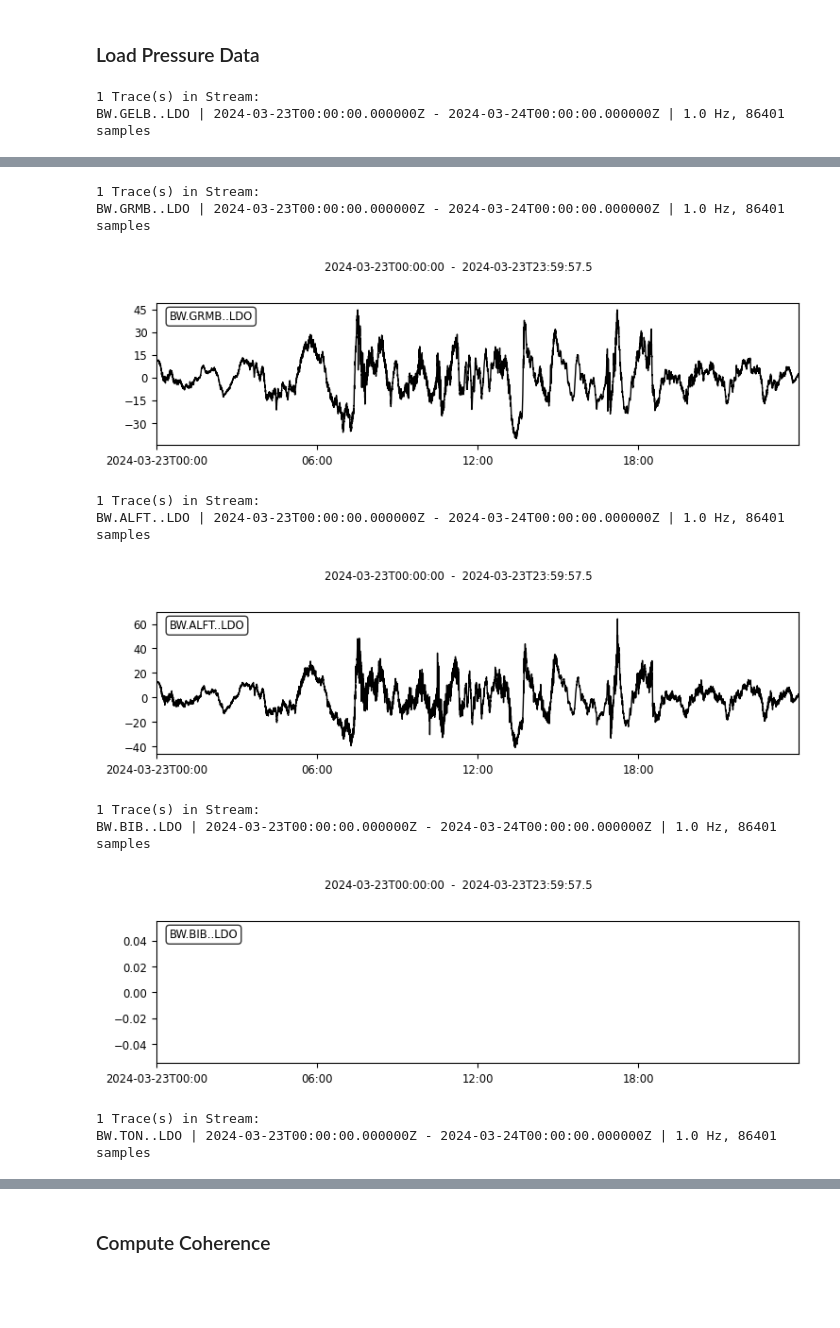
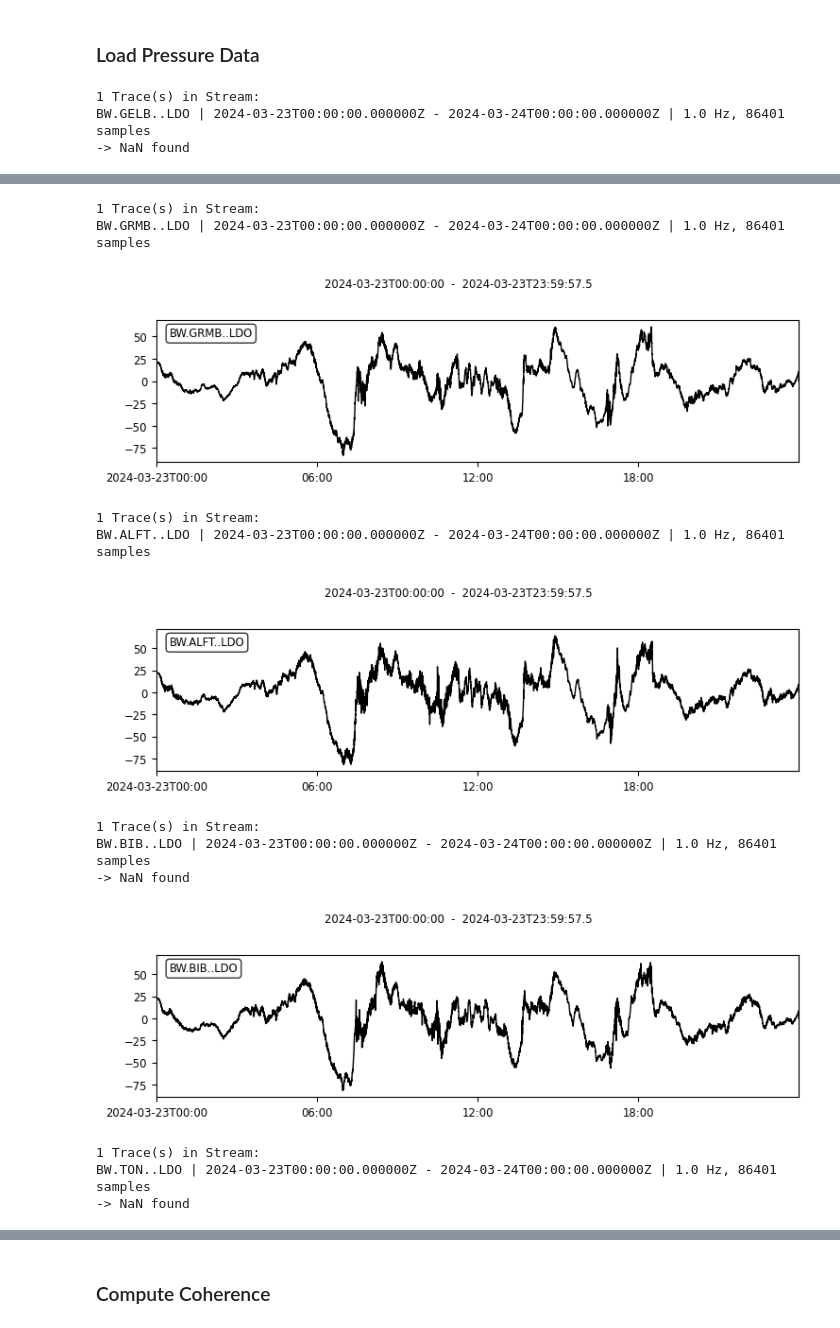
Before and after one commit to andbrocode/notebooks2, a Jupyter notebook: RomyArray/BaroArray_coherence.ipynb, the cells around one changed output, grey strips where cells are left out. Cells and saved outputs as stored; diff of their text form; code cells hidden in the pictures; blank space fills up the shorter version.

```diff
--- a/RomyArray/BaroArray_coherence.ipynb
+++ b/RomyArray/BaroArray_coherence.ipynb
@@ -63,14 +60,10 @@ config['seeds'] = [
                    'BW.ROMY..LDI',
 ]
 
-config['fmin'] = 0.1e-3
+config['fmin'] = 0.5e-4
 config['fmax'] = 0.1
 
 config['path_to_figs'] = data_path+"/LNM2/figures/"
-
-config['ref_station'] = 'BW.ROMY..HH*'
-
-config['client'] = RoutingClient("eida-routing")
 # %% [markdown]
 ### Load FURT Data
 # %%
@@ -93,6 +84,11 @@ for _i, seed in enumerate(config['seeds']):
 
     ps = __read_sds(archive_path+"temp_archive/", seed, config['tbeg'], config['tend'])
     print(ps)
+
+    for tr in ps:
+        if np.isnan(tr.data).any():
+            print("-> NaN found")
+            tr.data = __interpolate_nan(tr.data)
 
     try:
         # convert from Pa to hPa
@@ -124,3 +120,4 @@ for _i, seed in enumerate(config['seeds']):
 # %% [output]
 1 Trace(s) in Stream:
 BW.GELB..LDO | 2024-03-23T00:00:00.000000Z - 2024-03-24T00:00:00.000000Z | 1.0 Hz, 86401 samples
+-> NaN found
@@ -128,11 +125,13 @@ BW.GELB..LDO | 2024-03-23T00:00:00.000000Z - 2024-03-24T00:00:00.000000Z | 1.0 H
 1 Trace(s) in Stream:
 BW.GRMB..LDO | 2024-03-23T00:00:00.000000Z - 2024-03-24T00:00:00.000000Z | 1.0 Hz, 86401 samples
-[figure, old version]
+[figure, new version]
 1 Trace(s) in Stream:
 BW.ALFT..LDO | 2024-03-23T00:00:00.000000Z - 2024-03-24T00:00:00.000000Z | 1.0 Hz, 86401 samples
-[figure, old version]
+[figure, new version]
 1 Trace(s) in Stream:
 BW.BIB..LDO | 2024-03-23T00:00:00.000000Z - 2024-03-24T00:00:00.000000Z | 1.0 Hz, 86401 samples
+-> NaN found
-[figure, old version]
+[figure, new version]
 1 Trace(s) in Stream:
 BW.TON..LDO | 2024-03-23T00:00:00.000000Z - 2024-03-24T00:00:00.000000Z | 1.0 Hz, 86401 samples
+-> NaN found
```
Also changed, not shown: parts of 6 cells of this notebook, 3 other files.
